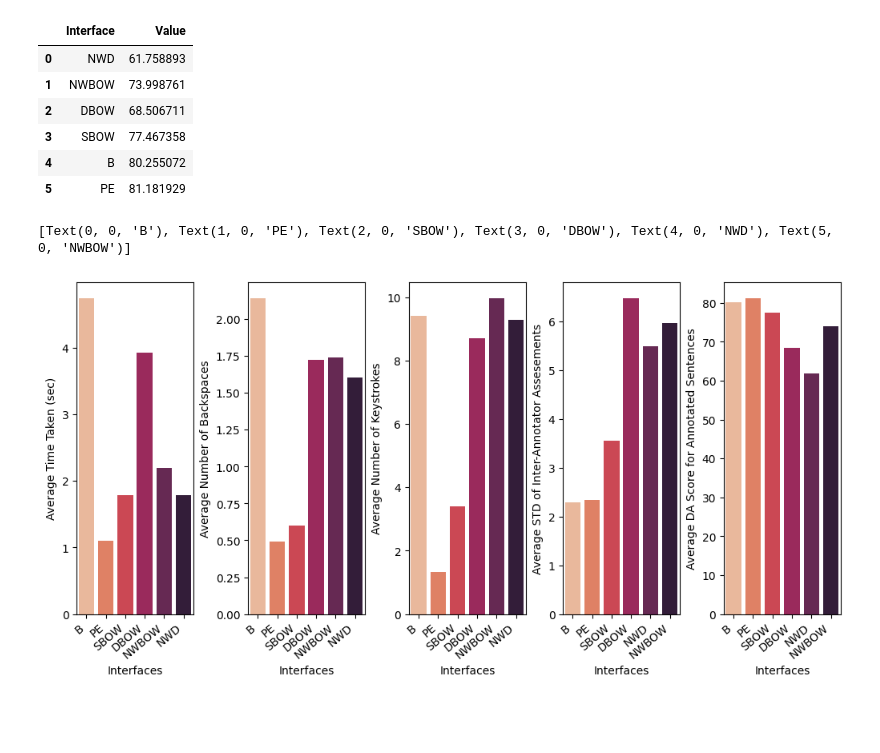
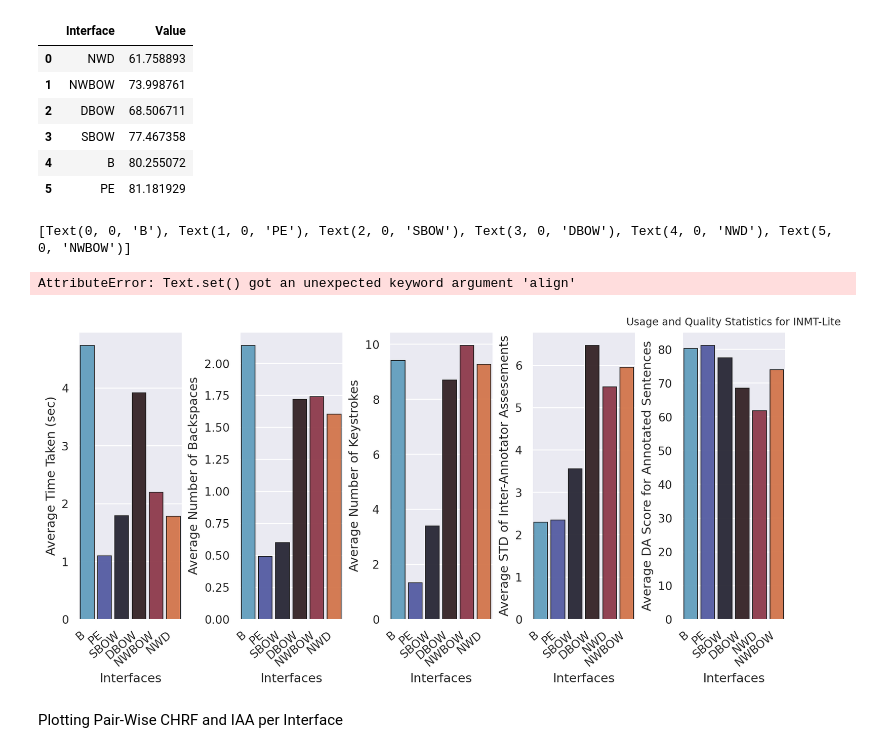
Before and after one commit to microsoft/INMT-lite, a Jupyter notebook: user-study/scripts/visualize.ipynb, the cells around one changed output. Cells and saved outputs as stored; diff of their text form; code cells hidden in the pictures; blank space fills up the shorter version.

```diff
--- a/user-study/scripts/visualize.ipynb
+++ b/user-study/scripts/visualize.ipynb
@@ -98,6 +98,8 @@ print(avg_sq)
 | 3 | SBOW | 77.467358 |
 | 4 | B | 80.255072 |
 | 5 | PE | 81.181929 |
+# %%
+sns.set_theme(rc={'figure.dpi': 175, 'figure.figsize': (4, 3.75)})
 # %%
 avg_time, avg_nobp, avg_ks, avg_std, avg_sq = [],[],[],[],[]
 group_by_metric = []
@@ -110,36 +112,40 @@ for row in rows:
         avg_ks.append([row[0], row[2]])
     elif row[1] == 'Avg SQ':
         avg_sq.append([row[0], row[2]])
     elif row[1] == 'Avg STD':
         avg_std.append([row[0], row[2]])
 adf = pd.DataFrame(avg_time, columns = ['Interface', 'Value'])
 bdf = pd.DataFrame(avg_nobp, columns = ['Interface', 'Value'])
 cdf = pd.DataFrame(avg_ks, columns = ['Interface', 'Value'])
 ddf = pd.DataFrame(avg_std, columns = ['Interface', 'Value'])
 edf = pd.DataFrame(avg_sq, columns = ['Interface', 'Value'])
 
 fig, axes = plt.subplots(1, 5, figsize=(10,5), constrained_layout = True)
-sns.barplot(data = adf, x='Interface', y = 'Value',  ax=axes[0], palette = 'rocket_r')
+sns.barplot(data = adf, x='Interface', y = 'Value',  ax=axes[0], palette = 'icefire', linewidth = 0.75, edgecolor = 'k', alpha = 0.96)
 axes[0].set_xticklabels(axes[0].get_xticklabels(), rotation=40, ha="right")
 axes[0].set(ylabel='Average Time Taken (sec)', xlabel='Interfaces')
 
-sns.barplot(data = bdf, x='Interface', y = 'Value',  ax=axes[1], palette = 'rocket_r')
+sns.barplot(data = bdf, x='Interface', y = 'Value',  ax=axes[1], palette = 'icefire', linewidth = 0.75, edgecolor = 'k', alpha = 0.96)
 axes[1].set_xticklabels(axes[1].get_xticklabels(), rotation=40, ha="right")
 axes[1].set(ylabel='Average Number of Backspaces', xlabel='Interfaces')
 
-sns.barplot(data = cdf, x='Interface', y = 'Value',  ax=axes[2], palette = 'rocket_r')
+sns.barplot(data = cdf, x='Interface', y = 'Value',  ax=axes[2], palette = 'icefire', linewidth = 0.75, edgecolor = 'k', alpha = 0.96)
 axes[2].set_xticklabels(axes[2].get_xticklabels(), rotation=40, ha="right")
 axes[2].set(ylabel='Average Number of Keystrokes', xlabel='Interfaces')
 
-sns.barplot(data = ddf, x='Interface', y = 'Value',  ax=axes[3], palette = 'rocket_r')
+sns.barplot(data = ddf, x='Interface', y = 'Value',  ax=axes[3], palette = 'icefire', linewidth = 0.75, edgecolor = 'k', alpha = 0.96)
 axes[3].set_xticklabels(axes[3].get_xticklabels(), rotation=40, ha="right")
 axes[3].set(ylabel='Average STD of Inter-Annotator Assesements', xlabel='Interfaces')
 
-sns.barplot(data = edf, x='Interface', y = 'Value',  ax=axes[4], palette = 'rocket_r')
+sns.barplot(data = edf, x='Interface', y = 'Value',  ax=axes[4], palette = 'icefire', linewidth = 0.75, edgecolor = 'k', alpha = 0.96)
 print(axes[4].get_xticklabels())
 axes[4].set_xticklabels(axes[4].get_xticklabels(), rotation=40, ha="right")
 axes[4].set(ylabel='Average DA Score for Annotated Sentences', xlabel='Interfaces')
+plt.title("Usage and Quality Statistics for INMT-Lite",  y=1.2, fontsize = 10, align = 'center')
 plt.savefig('./results/plots/keystroke_analysis.png')
 # %% [output]
 [Text(0, 0, 'B'), Text(1, 0, 'PE'), Text(2, 0, 'SBOW'), Text(3, 0, 'DBOW'), Text(4, 0, 'NWD'), Text(5, 0, 'NWBOW')]
+AttributeError: Text.set() got an unexpected keyword argument 'align'
-[figure, old version]
+[figure, new version]
+# %% [markdown]
+Plotting Pair-Wise CHRF and IAA per Interface
```
Also changed, not shown: parts of 3 cells of this notebook, 5 other files.
